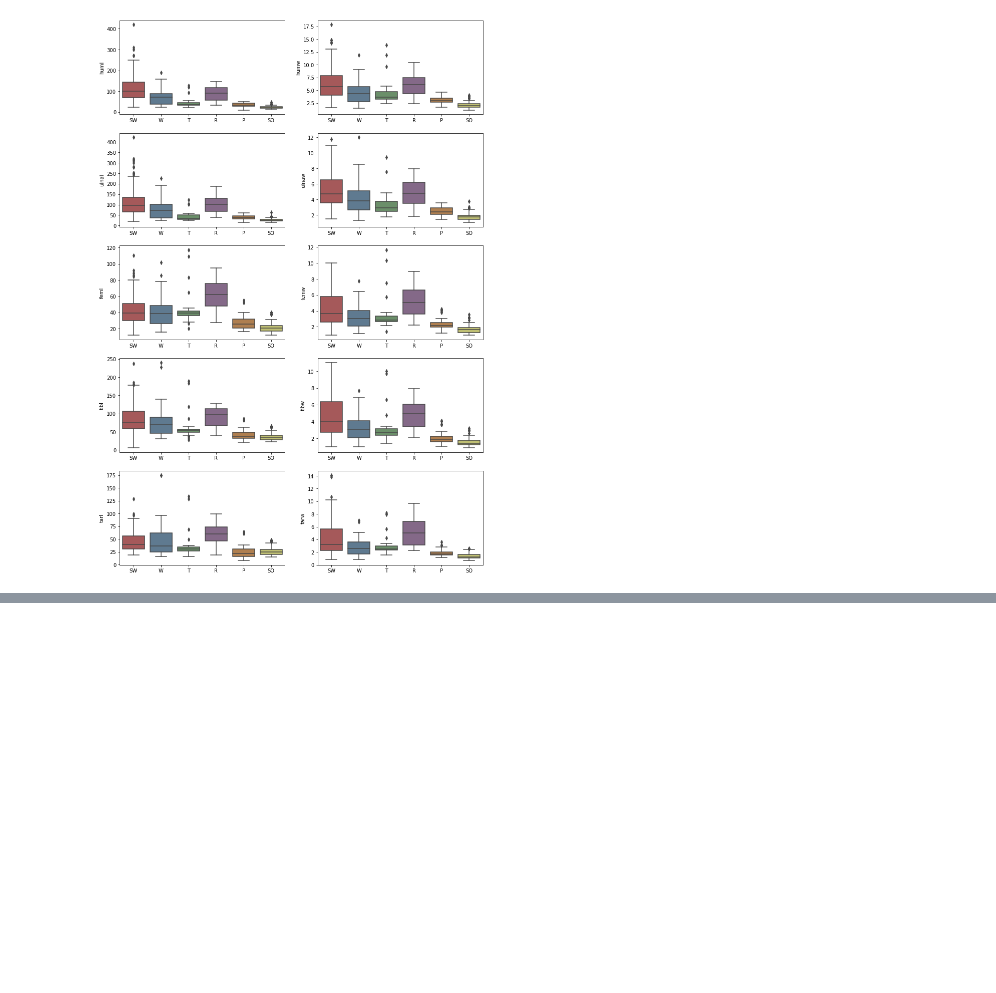
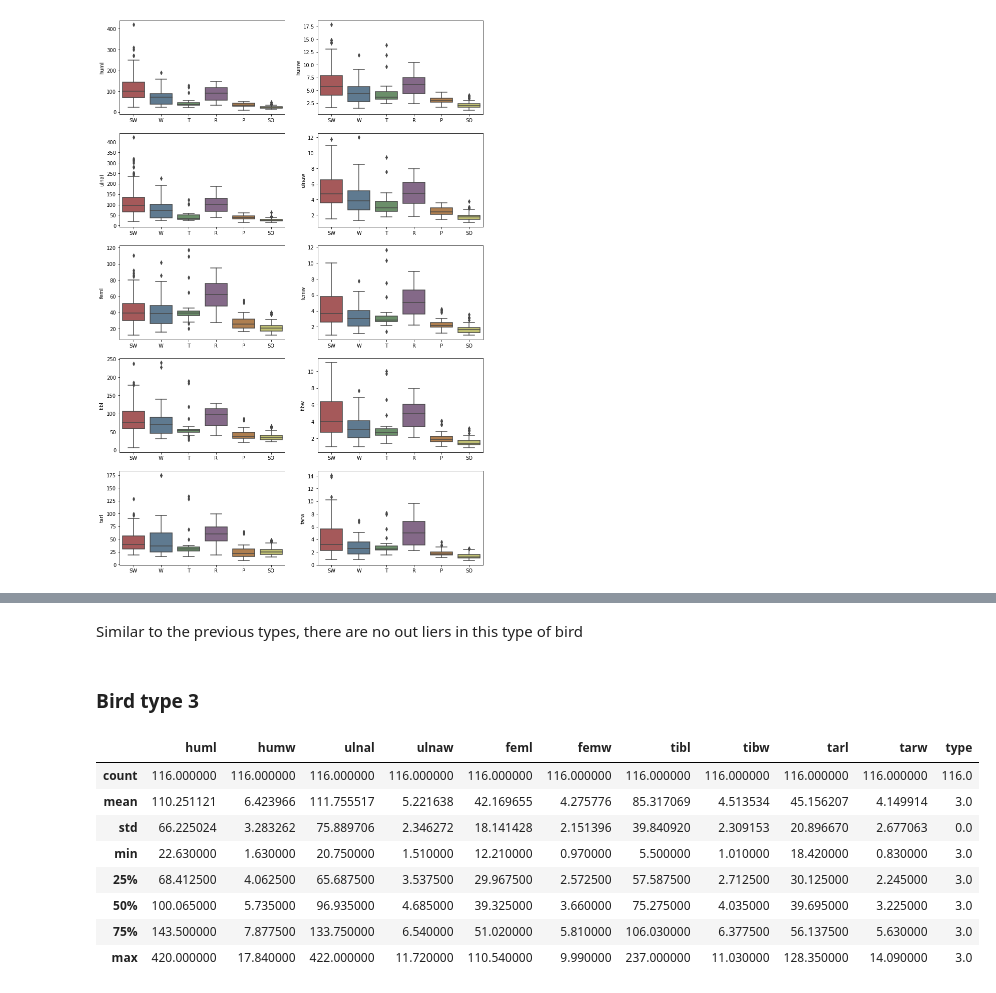
Before and after one commit to AbdullahTabassam/Bird-Skeletal-Analysis-and-Species-Classifier, a Jupyter notebook: 1 - EDA.ipynb, the cells around one changed output, grey strips where cells are left out. Saved outputs shown, nothing was run; the diff lists cells and outputs as text; code cells hidden in the pictures; blank space fills up the shorter version.

```diff
--- a/1 - EDA.ipynb
+++ b/1 - EDA.ipynb
@@ -111,0 +216,17 @@ for f, ax in zip(columns, axes.ravel()):
+# %% [markdown]
+Similar to the previous types, there are no out liers in this type of bird
+# %% [markdown]
+### Bird type 3
+# %%
+bird_3 = birds[birds.type == 3]
+bird_3.describe()
+# %% [output]
+|  | huml | humw | ulnal | ulnaw | feml | femw | tibl | tibw | tarl | tarw | type |
+| count | 116.000000 | 116.000000 | 116.000000 | 116.000000 | 116.000000 | 116.000000 | 116.000000 | 116.000000 | 116.000000 | 116.000000 | 116.0 |
+| mean | 110.251121 | 6.423966 | 111.755517 | 5.221638 | 42.169655 | 4.275776 | 85.317069 | 4.513534 | 45.156207 | 4.149914 | 3.0 |
+| std | 66.225024 | 3.283262 | 75.889706 | 2.346272 | 18.141428 | 2.151396 | 39.840920 | 2.309153 | 20.896670 | 2.677063 | 0.0 |
+| min | 22.630000 | 1.630000 | 20.750000 | 1.510000 | 12.210000 | 0.970000 | 5.500000 | 1.010000 | 18.420000 | 0.830000 | 3.0 |
+| 25% | 68.412500 | 4.062500 | 65.687500 | 3.537500 | 29.967500 | 2.572500 | 57.587500 | 2.712500 | 30.125000 | 2.245000 | 3.0 |
+| 50% | 100.065000 | 5.735000 | 96.935000 | 4.685000 | 39.325000 | 3.660000 | 75.275000 | 4.035000 | 39.695000 | 3.225000 | 3.0 |
+| 75% | 143.500000 | 7.877500 | 133.750000 | 6.540000 | 51.020000 | 5.810000 | 106.030000 | 6.377500 | 56.137500 | 5.630000 | 3.0 |
+| max | 420.000000 | 17.840000 | 422.000000 | 11.720000 | 110.540000 | 9.990000 | 237.000000 | 11.030000 | 128.350000 | 14.090000 | 3.0 |
```
Also changed, not shown: parts of 36 cells of this notebook.
